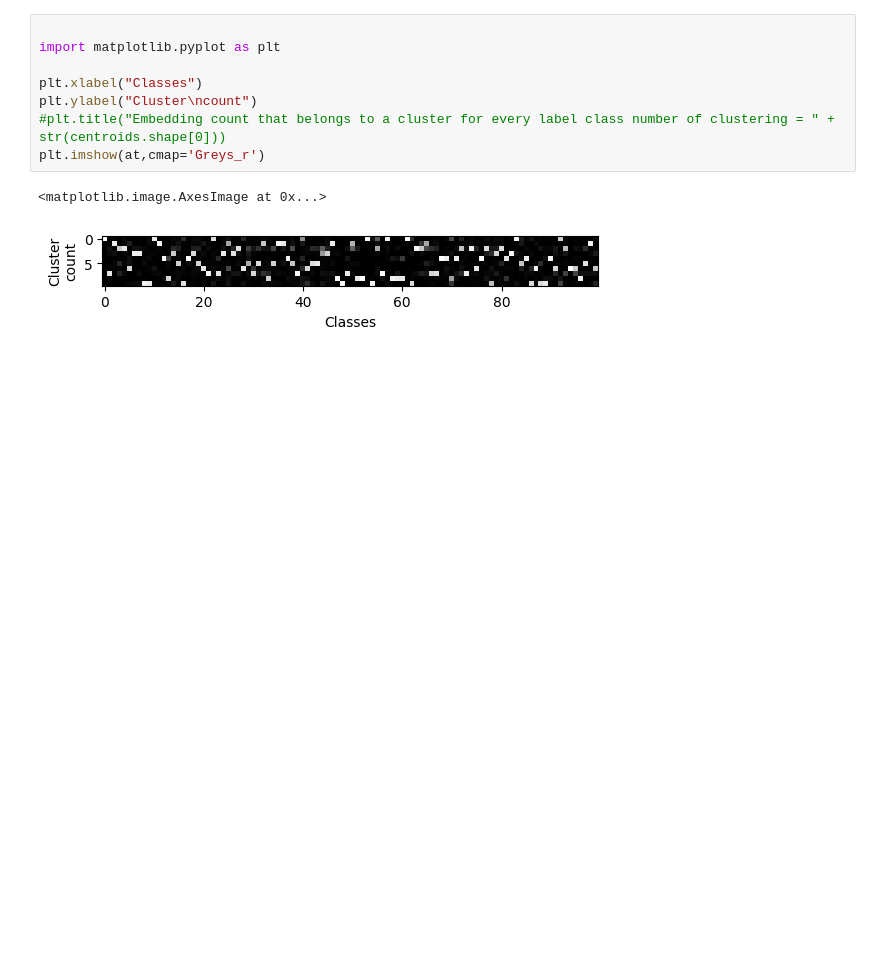
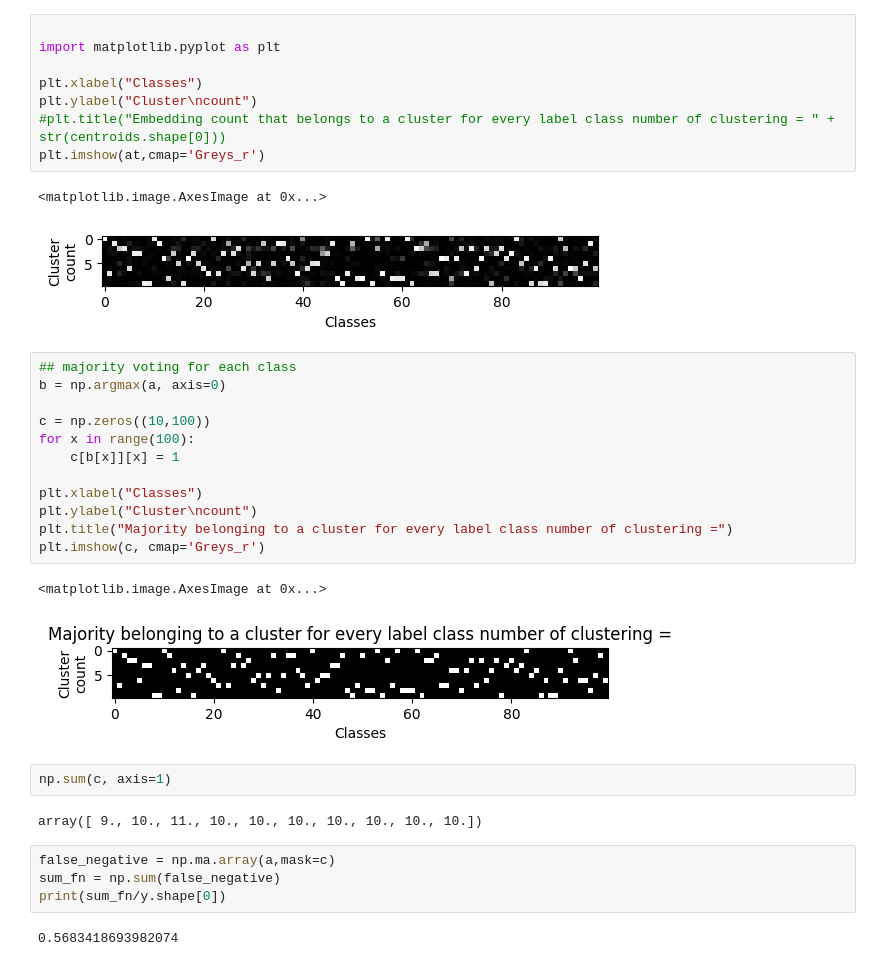
Before and after one commit to master-mbzuai/AI701, a Jupyter notebook: code/exploration/agglomerative_final_all.ipynb, the cells around one changed output. Saved outputs shown, nothing was run; the diff lists cells and outputs as text; blank space fills up the shorter version.

```diff
--- a/code/exploration/agglomerative_final_all.ipynb
+++ b/code/exploration/agglomerative_final_all.ipynb
@@ -239,3 +221,28 @@ plt.imshow(at,cmap='Greys_r')
 # %% [output]
 <matplotlib.image.AxesImage at 0x...>
 [figure]
+# %%
+## majority voting for each class
+b = np.argmax(a, axis=0)
+
+c = np.zeros((10,100))
+for x in range(100):
+    c[b[x]][x] = 1
+
+plt.xlabel("Classes")
+plt.ylabel("Cluster\ncount")
+plt.title("Majority belonging to a cluster for every label class number of clustering =")
+plt.imshow(c, cmap='Greys_r')
+# %% [output]
+<matplotlib.image.AxesImage at 0x...>
+[figure, added]
+# %%
+np.sum(c, axis=1)
+# %% [output]
+array([ 9., 10., 11., 10., 10., 10., 10., 10., 10., 10.])
+# %%
+false_negative = np.ma.array(a,mask=c)
+sum_fn = np.sum(false_negative)
+print(sum_fn/y.shape[0])
+# %% [output]
+0.5683418693982074
```
Also changed, not shown: parts of 1 cell of this notebook, 2 other files.
